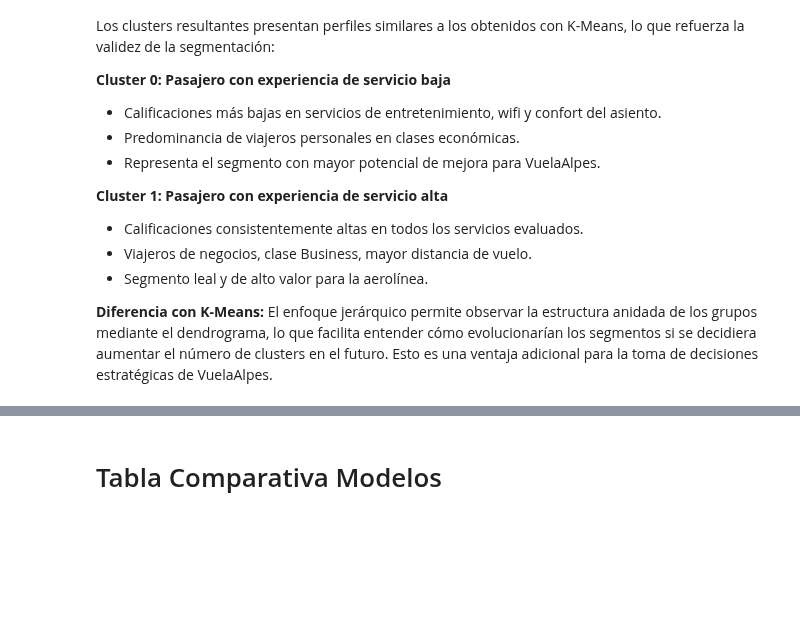
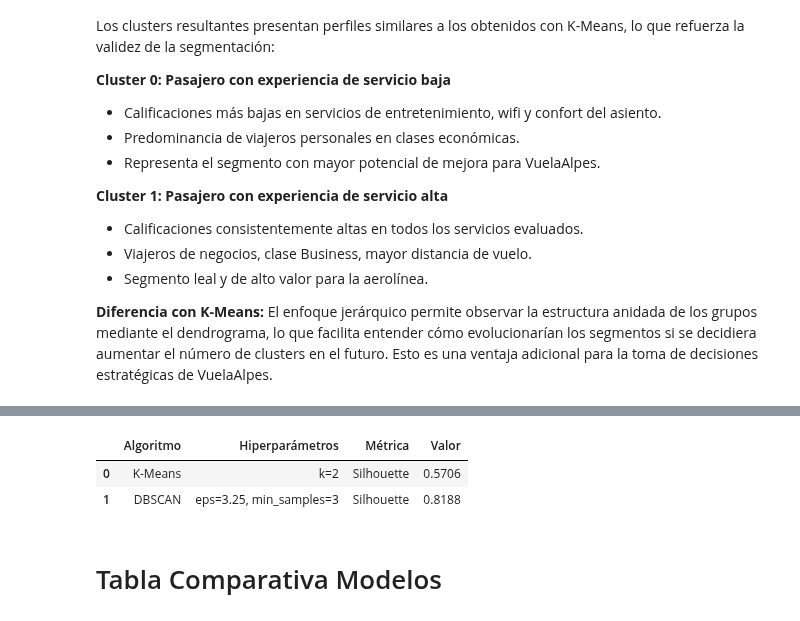
Before and after one commit to estefania-garcia/L4-Tarea-de-Agrupacion, a Jupyter notebook: Laboratorio 4.ipynb, the cells around one changed output, grey strips where cells are left out. Drawn from its saved outputs; the diff is of its cells as text; code cells hidden in the pictures; blank space fills up the shorter version.

```diff
--- a/Laboratorio 4.ipynb
+++ b/Laboratorio 4.ipynb
@@ -687,3 +817,13 @@ El Agglomerative Clustering con *linkage = ward* produce una segmentación jerá
+# %%
+comparacion_algoritmos = pd.DataFrame([
+    {"Algoritmo": "K-Means", "Hiperparámetros": f"k={k_optimo}", "Métrica": "Silhouette", "Valor": f"{max(silhouettes):.4f}"},
+    {"Algoritmo": "DBSCAN", "Hiperparámetros": f"eps={dbscan_eps:.2f}, min_samples={min_samples_dbscan}", "Métrica": "Silhouette", "Valor": f"{silhouette_dbscan:.4f}" if n_clusters_dbscan > 1 else "N/A"},
+])
+display(comparacion_algoritmos)
+# %% [output]
+|  | Algoritmo | Hiperparámetros | Métrica | Valor |
+| 0 | K-Means | k=2 | Silhouette | 0.5706 |
+| 1 | DBSCAN | eps=3.25, min_samples=3 | Silhouette | 0.8188 |
 # %% [markdown]
 # Tabla Comparativa Modelos
 # %%
```
Also changed, not shown: parts of 11 cells of this notebook.
